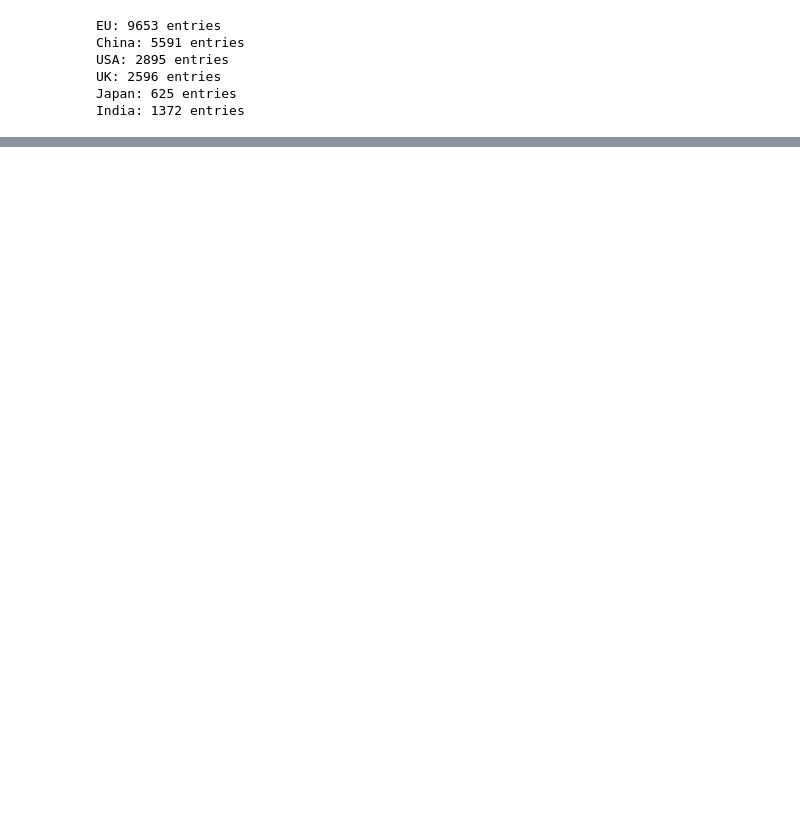
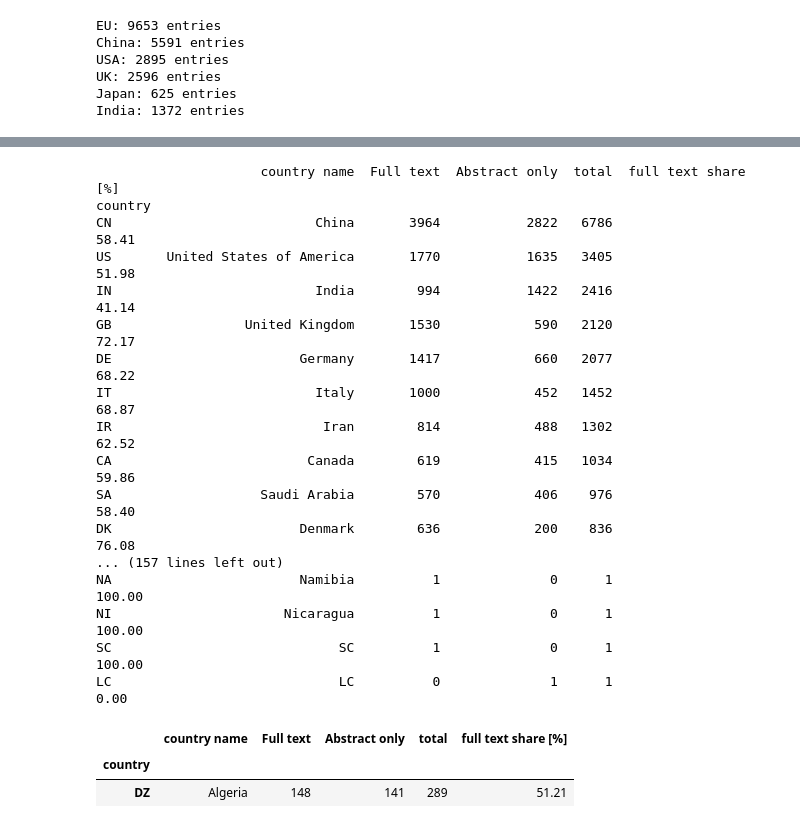
Before and after one commit to FZJ-IEK3-VSA/quinex-energy-system-studies, a Jupyter notebook: notebooks/Step4_MetadataVisualisation.ipynb, the cells around one changed output, grey strips where cells are left out. Saved outputs shown, nothing was run; the diff lists cells and outputs as text; code cells hidden in the pictures; blank space fills up the shorter version.

```diff
--- a/notebooks/Step4_MetadataVisualisation.ipynb
+++ b/notebooks/Step4_MetadataVisualisation.ipynb
@@ -130,0 +223,29 @@ fig, piv_entity = metadata.mention_trend_heatmap_multi_entities(
+# %%
+# Full text share per country (whole counting), sorted by number of publications
+country_shares = overview["countries"]
+with pd.option_context("display.max_rows", None):
+    print(country_shares.to_string())
+
+# Single country, e.g.:
+country_shares[country_shares["country name"] == "Algeria"]
+# %% [output]
+                     country name  Full text  Abstract only  total  full text share [%]
+country
+CN                          China       3964           2822   6786                58.41
+US       United States of America       1770           1635   3405                51.98
+IN                          India        994           1422   2416                41.14
+GB                 United Kingdom       1530            590   2120                72.17
+DE                        Germany       1417            660   2077                68.22
+IT                          Italy       1000            452   1452                68.87
+IR                           Iran        814            488   1302                62.52
+CA                         Canada        619            415   1034                59.86
+SA                   Saudi Arabia        570            406    976                58.40
+DK                        Denmark        636            200    836                76.08
+... (157 lines left out)
+NA                        Namibia          1              0      1               100.00
+NI                      Nicaragua          1              0      1               100.00
+SC                             SC          1              0      1               100.00
+LC                             LC          0              1      1                 0.00
+|  | country name | Full text | Abstract only | total | full text share [%] |
+| country |  |  |  |  |  |
+| DZ | Algeria | 148 | 141 | 289 | 51.21 |
```
Also changed, not shown: parts of 14 cells of this notebook, 11 other files.
